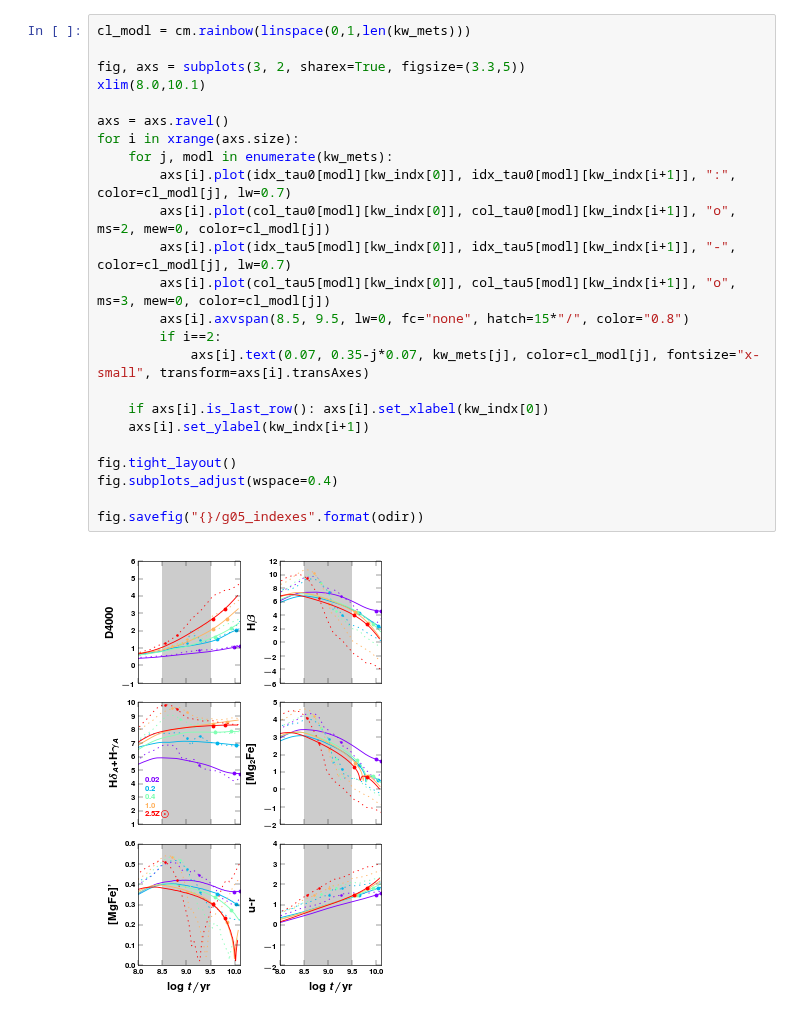
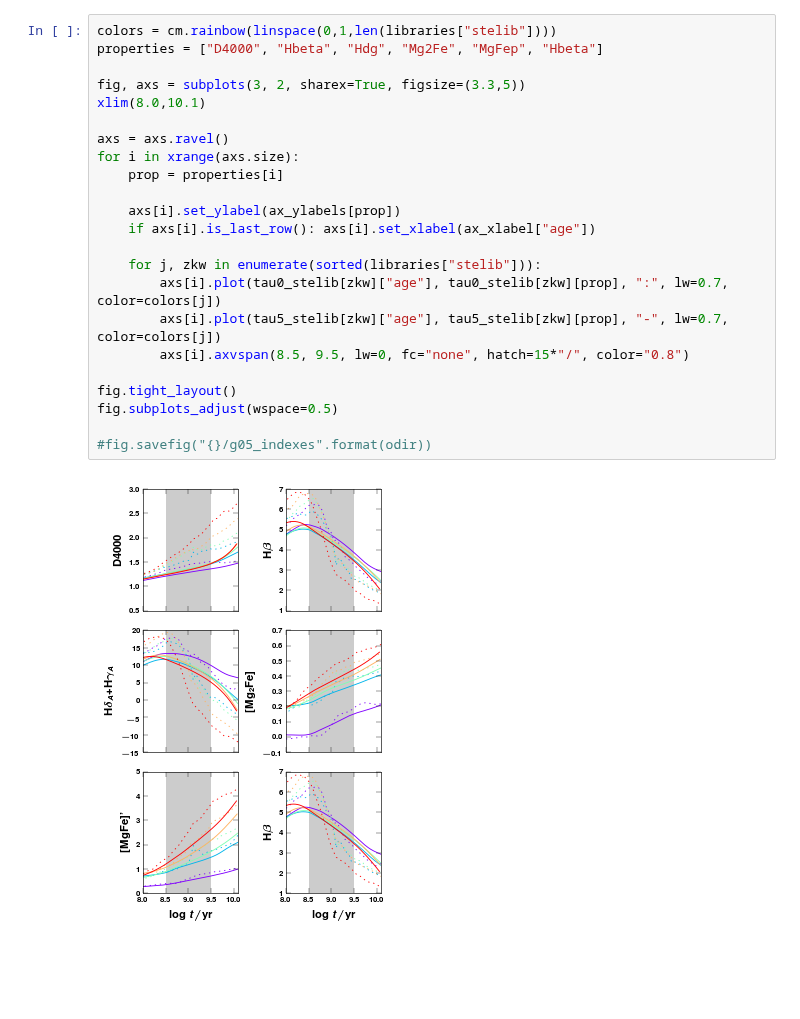
Before and after one commit to ajmejia/notebooks, a Jupyter notebook: G05Indexes.ipynb, the cells around one changed output. Cells and saved outputs as stored; diff of their text form; blank space fills up the shorter version.

Commit message:
re-factoring data structure in G05Indexes

```diff
--- a/G05Indexes.ipynb
+++ b/G05Indexes.ipynb
@@ -115,29 +131,28 @@ for i in xrange(len(lsindx6)):
 # %%
-cl_modl = cm.rainbow(linspace(0,1,len(kw_mets)))
+colors = cm.rainbow(linspace(0,1,len(libraries["stelib"])))
+properties = ["D4000", "Hbeta", "Hdg", "Mg2Fe", "MgFep", "Hbeta"]
 
 fig, axs = subplots(3, 2, sharex=True, figsize=(3.3,5))
 xlim(8.0,10.1)
 
 axs = axs.ravel()
 for i in xrange(axs.size):
-    for j, modl in enumerate(kw_mets):
-        axs[i].plot(idx_tau0[modl][kw_indx[0]], idx_tau0[modl][kw_indx[i+1]], ":", color=cl_modl[j], lw=0.7)
-        axs[i].plot(col_tau0[modl][kw_indx[0]], col_tau0[modl][kw_indx[i+1]], "o", ms=2, mew=0, color=cl_modl[j])
-        axs[i].plot(idx_tau5[modl][kw_indx[0]], idx_tau5[modl][kw_indx[i+1]], "-", color=cl_modl[j], lw=0.7)
-        axs[i].plot(col_tau5[modl][kw_indx[0]], col_tau5[modl][kw_indx[i+1]], "o", ms=3, mew=0, color=cl_modl[j])
+    prop = properties[i]
+
+    axs[i].set_ylabel(ax_ylabels[prop])
+    if axs[i].is_last_row(): axs[i].set_xlabel(ax_xlabel["age"])
+
+    for j, zkw in enumerate(sorted(libraries["stelib"])):
+        axs[i].plot(tau0_stelib[zkw]["age"], tau0_stelib[zkw][prop], ":", lw=0.7, color=colors[j])
+        axs[i].plot(tau5_stelib[zkw]["age"], tau5_stelib[zkw][prop], "-", lw=0.7, color=colors[j])
         axs[i].axvspan(8.5, 9.5, lw=0, fc="none", hatch=15*"/", color="0.8")
-        if i==2:
-            axs[i].text(0.07, 0.35-j*0.07, kw_mets[j], color=cl_modl[j], fontsize="x-small", transform=axs[i].transAxes)
-
-    if axs[i].is_last_row(): axs[i].set_xlabel(kw_indx[0])
-    axs[i].set_ylabel(kw_indx[i+1])
 
 fig.tight_layout()
-fig.subplots_adjust(wspace=0.4)
+fig.subplots_adjust(wspace=0.5)
 
-fig.savefig("{}/g05_indexes".format(odir))
+#fig.savefig("{}/g05_indexes".format(odir))
 # %% [output]
-[figure, old version]
+[figure, new version]
 # %%
 fig, axs = subplots(1, 3, sharey=True, sharex=True, figsize=(7,2.5))
 xlim(8.0, 10.1)
```
Also changed, not shown: parts of 4 cells of this notebook.
